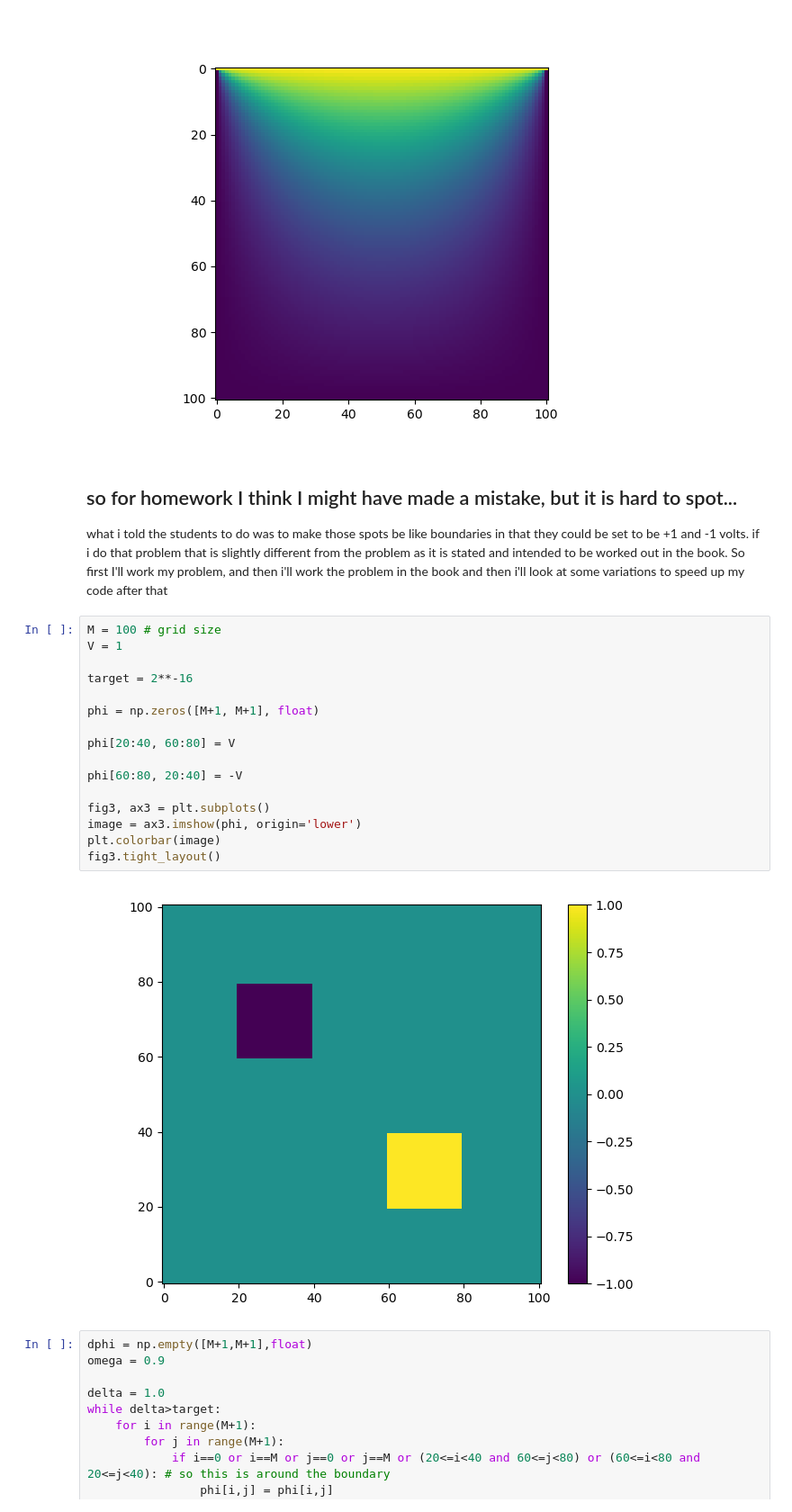
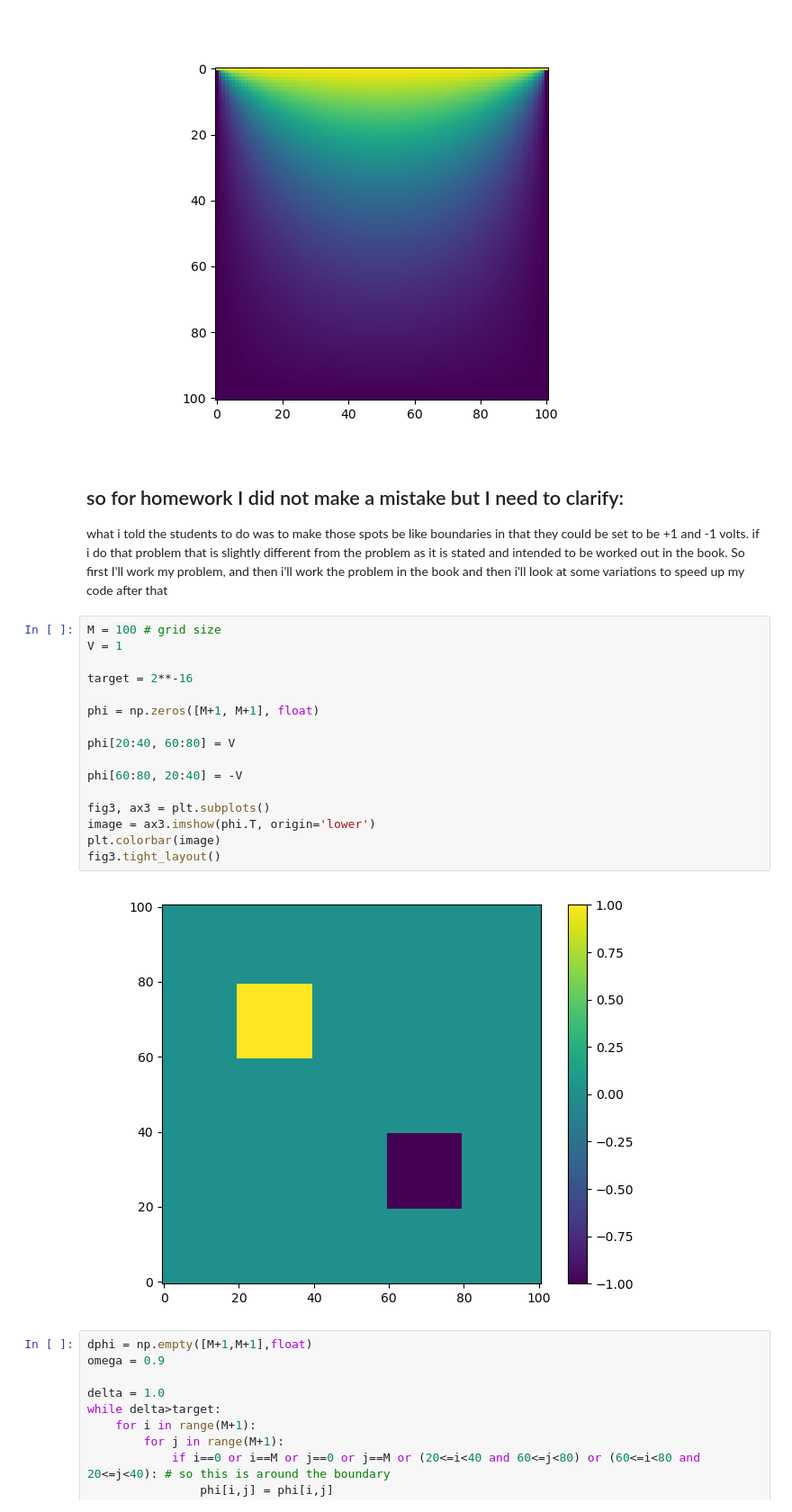
Before and after one commit to ehremington/390-2025-fall, a Jupyter notebook: develop/day34-prep.ipynb, the cells around one changed output. Shown: that part at 90% size. Saved outputs shown, nothing was run; the diff lists cells and outputs as text.

```diff
--- a/develop/day34-prep.ipynb
+++ b/develop/day34-prep.ipynb
@@ -83,27 +83,27 @@ ax2.imshow(phi)
 <matplotlib.image.AxesImage at 0x...>
 [figure]
 # %% [markdown]
-## so for homework I think I might have made a mistake, but it is hard to spot...
+## so for homework I did not make a mistake but I need to clarify:
 
 what i told the students to do was to make those spots be like boundaries in that they could be set to be +1 and -1 volts. if i do that problem that is slightly different from the problem as it is stated and intended to be worked out in the book. So first I'll work my problem, and then i'll work the problem in the book and then i'll look at some variations to speed up my code after that
 # %%
 M = 100 # grid size
 V = 1
 
 target = 2**-16
 
 phi = np.zeros([M+1, M+1], float)
 
 phi[20:40, 60:80] = V
 
 phi[60:80, 20:40] = -V
 
 fig3, ax3 = plt.subplots()
-image = ax3.imshow(phi, origin='lower')
+image = ax3.imshow(phi.T, origin='lower')
 plt.colorbar(image)
 fig3.tight_layout()
 # %% [output]
-[figure, old version]
+[figure, new version]
 # %%
 dphi = np.empty([M+1,M+1],float)
 omega = 0.9
```
Also changed, not shown: 19 other files.
